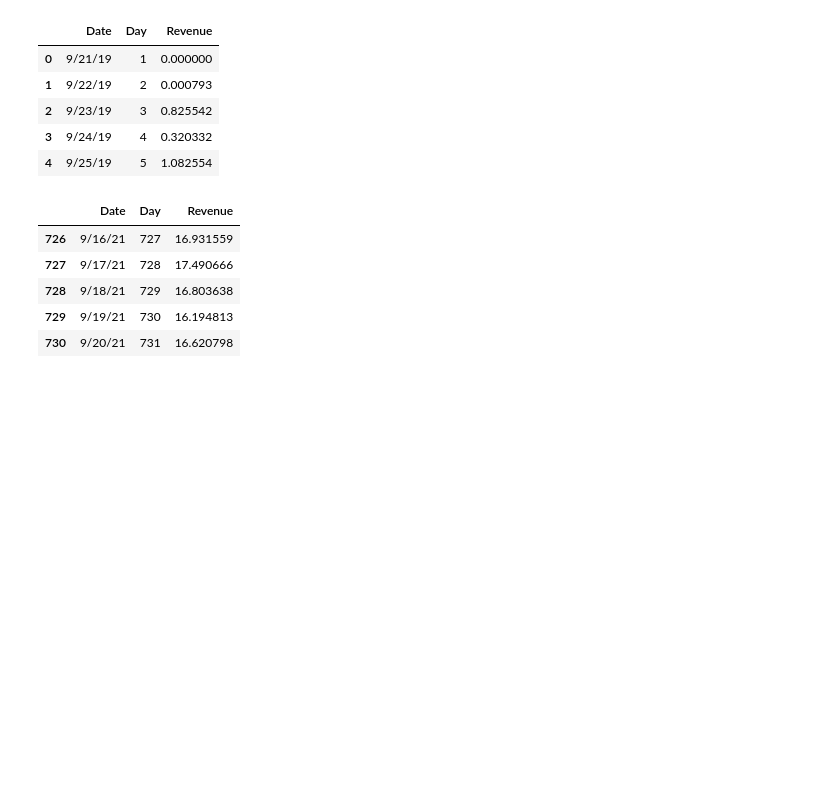
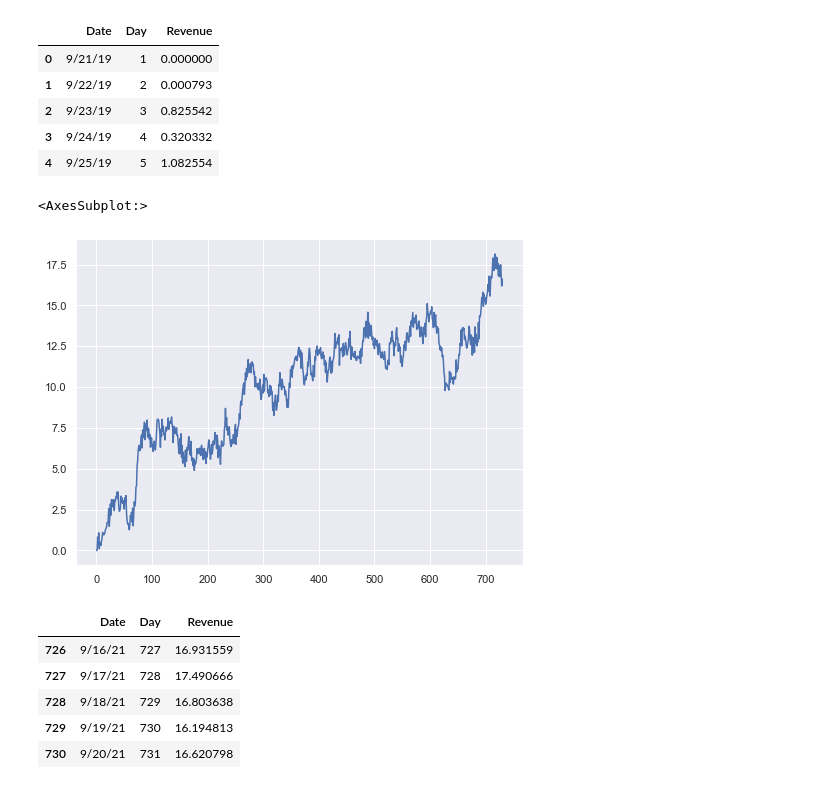
Before and after one commit to jlrosales8/D213_Time_Series_Analysis, a Jupyter notebook: Untitled.ipynb, the cells around one changed output. Drawn from its saved outputs; the diff is of its cells as text; code cells hidden in the pictures; blank space fills up the shorter version.

```diff
--- a/Untitled.ipynb
+++ b/Untitled.ipynb
@@ -54,6 +54,11 @@ df.head()
 | 2 | 9/23/19 | 3 | 0.825542 |
 | 3 | 9/24/19 | 4 | 0.320332 |
 | 4 | 9/25/19 | 5 | 1.082554 |
+# %%
+df['Revenue'].plot()
+# %% [output]
+<AxesSubplot:>
+[figure, added]
 # %%
 df.tail()
 # %% [output]
```
Also changed, not shown: parts of 46 cells of this notebook, 4 other files.
